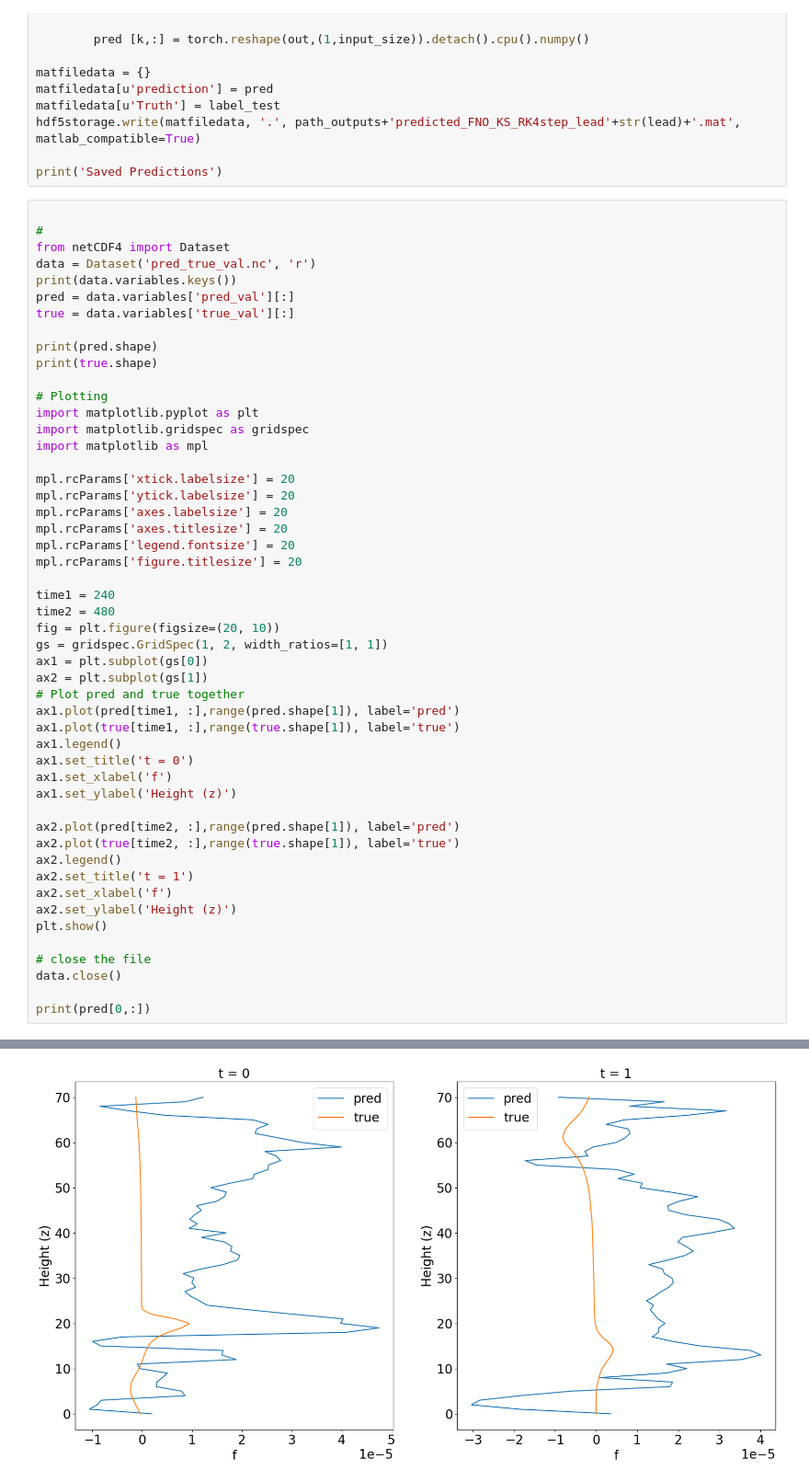
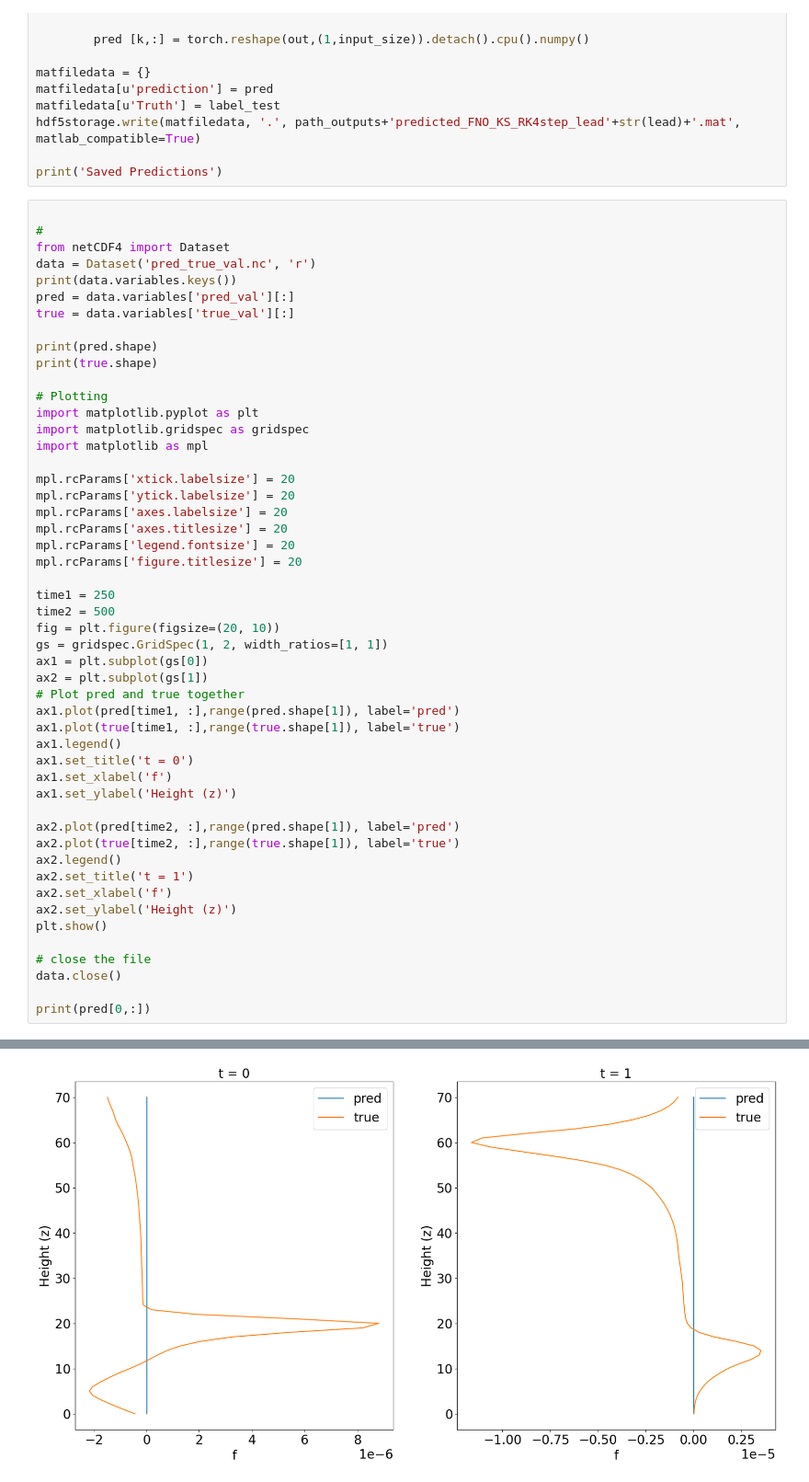
Before and after one commit to moeindarman77/QBO-FNO, a Jupyter notebook: fno_test.ipynb, the cells around one changed output, grey strips where cells are left out. Shown: that part at 92% size. Drawn from its saved outputs; the diff is of its cells as text.

```diff
--- a/fno_test.ipynb
+++ b/fno_test.ipynb
@@ -436,34 +436,34 @@ mpl.rcParams['axes.titlesize'] = 20
 mpl.rcParams['legend.fontsize'] = 20
 mpl.rcParams['figure.titlesize'] = 20
 
-time1 = 240
-time2 = 480
+time1 = 250
+time2 = 500
 fig = plt.figure(figsize=(20, 10))
 gs = gridspec.GridSpec(1, 2, width_ratios=[1, 1])
 ax1 = plt.subplot(gs[0])
 ax2 = plt.subplot(gs[1])
 # Plot pred and true together
 ax1.plot(pred[time1, :],range(pred.shape[1]), label='pred')
 ax1.plot(true[time1, :],range(true.shape[1]), label='true')
 ax1.legend()
 ax1.set_title('t = 0')
 ax1.set_xlabel('f')
 ax1.set_ylabel('Height (z)')
 
 ax2.plot(pred[time2, :],range(pred.shape[1]), label='pred')
 ax2.plot(true[time2, :],range(true.shape[1]), label='true')
 ax2.legend()
 ax2.set_title('t = 1')
 ax2.set_xlabel('f')
 ax2.set_ylabel('Height (z)')
 plt.show()
 
 # close the file
 data.close()
 
 print(pred[0,:])
 # %% [output]
 dict_keys(['pred_val', 'true_val'])
 (7200, 71)
 (7200, 71)
-[figure, old version]
+[figure, new version]
```
Also changed, not shown: parts of 1 cell of this notebook, 6 other files.
